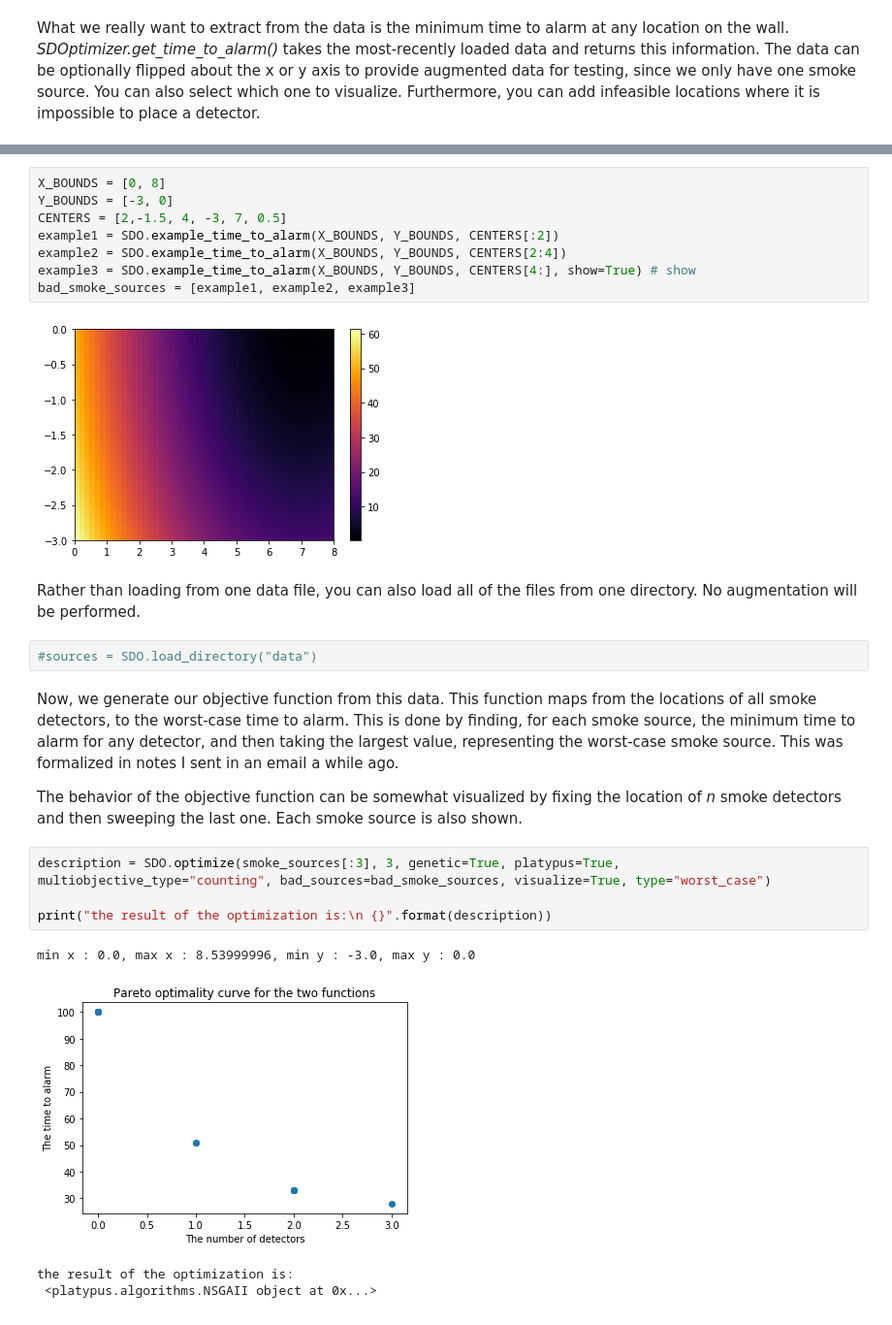
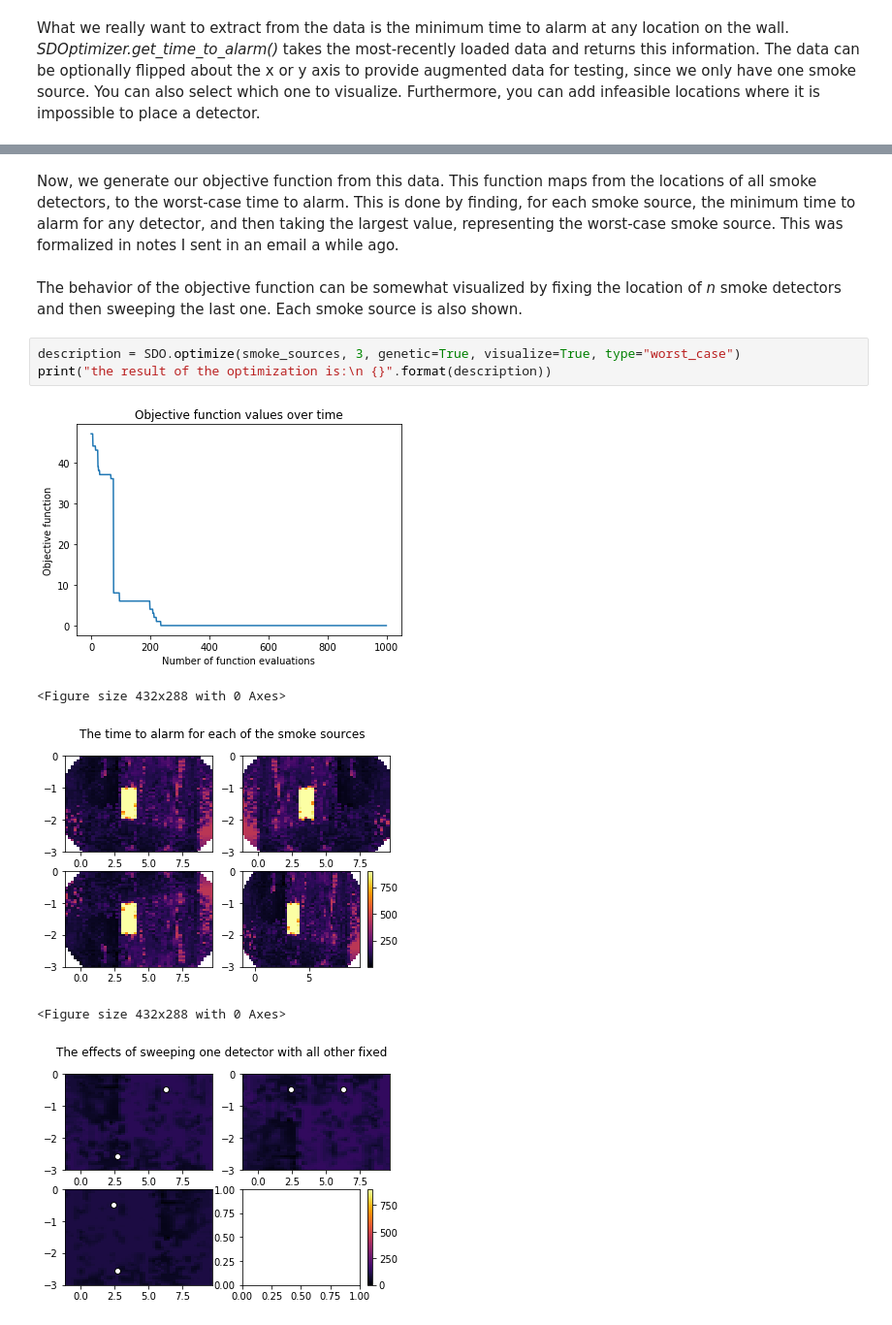
Before and after one commit to russelldj/SmokeDetectorOptimization, a Jupyter notebook: StreamlinedExperiments.ipynb, the cells around one changed output, grey strips where cells are left out. Shown at 97% size. Drawn from its saved outputs; the diff is of its cells as text.

```diff
--- a/StreamlinedExperiments.ipynb
+++ b/StreamlinedExperiments.ipynb
@@ -44,27 +43,13 @@ smoke_sources = [bad_source1, bad_source2, bad_source3, bad_source4]
-# %%
-X_BOUNDS = [0, 8]
-Y_BOUNDS = [-3, 0]
-CENTERS = [2,-1.5, 4, -3, 7, 0.5]
-example1 = SDO.example_time_to_alarm(X_BOUNDS, Y_BOUNDS, CENTERS[:2])
-example2 = SDO.example_time_to_alarm(X_BOUNDS, Y_BOUNDS, CENTERS[2:4])
-example3 = SDO.example_time_to_alarm(X_BOUNDS, Y_BOUNDS, CENTERS[4:], show=True) # show
-bad_smoke_sources = [example1, example2, example3]
-# %% [output]
-[figure, removed]
-# %% [markdown]
-Rather than loading from one data file, you can also load all of the files from one directory. No augmentation will be performed.
-# %%
-#sources = SDO.load_directory("data")
 # %% [markdown]
 Now, we generate our objective function from this data. This function maps from the locations of all smoke detectors, to the worst-case time to alarm. This is done by finding, for each smoke source, the minimum time to alarm for any detector, and then taking the largest value, representing the worst-case smoke source. This was formalized in notes I sent in an email a while ago.
-
-The behavior of the objective function can be somewhat visualized by fixing the location of _n_ smoke detectors and then sweeping the last one. Each smoke source is also shown.
+# %% [markdown]
+The behavior of the objective function can be somewhat visualized by fixing the location of _n_ smoke detectors and then sweeping the last one. Each smoke source is also shown.
 # %%
-description = SDO.optimize(smoke_sources[:3], 3, genetic=True, platypus=True, multiobjective_type="counting", bad_sources=bad_smoke_sources, visualize=True, type="worst_case")
-
+description = SDO.optimize(smoke_sources, 3, genetic=True, visualize=True, type="worst_case")
 print("the result of the optimization is:\n {}".format(description))
 # %% [output]
+[figure, new version]
-min x : 0.0, max x : 8.53999996, min y : -3.0, max y : 0.0
+<Figure size 432x288 with 0 Axes>
-[figure, old version]
+[figure, added]
-the result of the optimization is:
- <platypus.algorithms.NSGAII object at 0x...>
+<Figure size 432x288 with 0 Axes>
+[figure, added]
```
Also changed, not shown: parts of 15 cells of this notebook, 9 other files.
